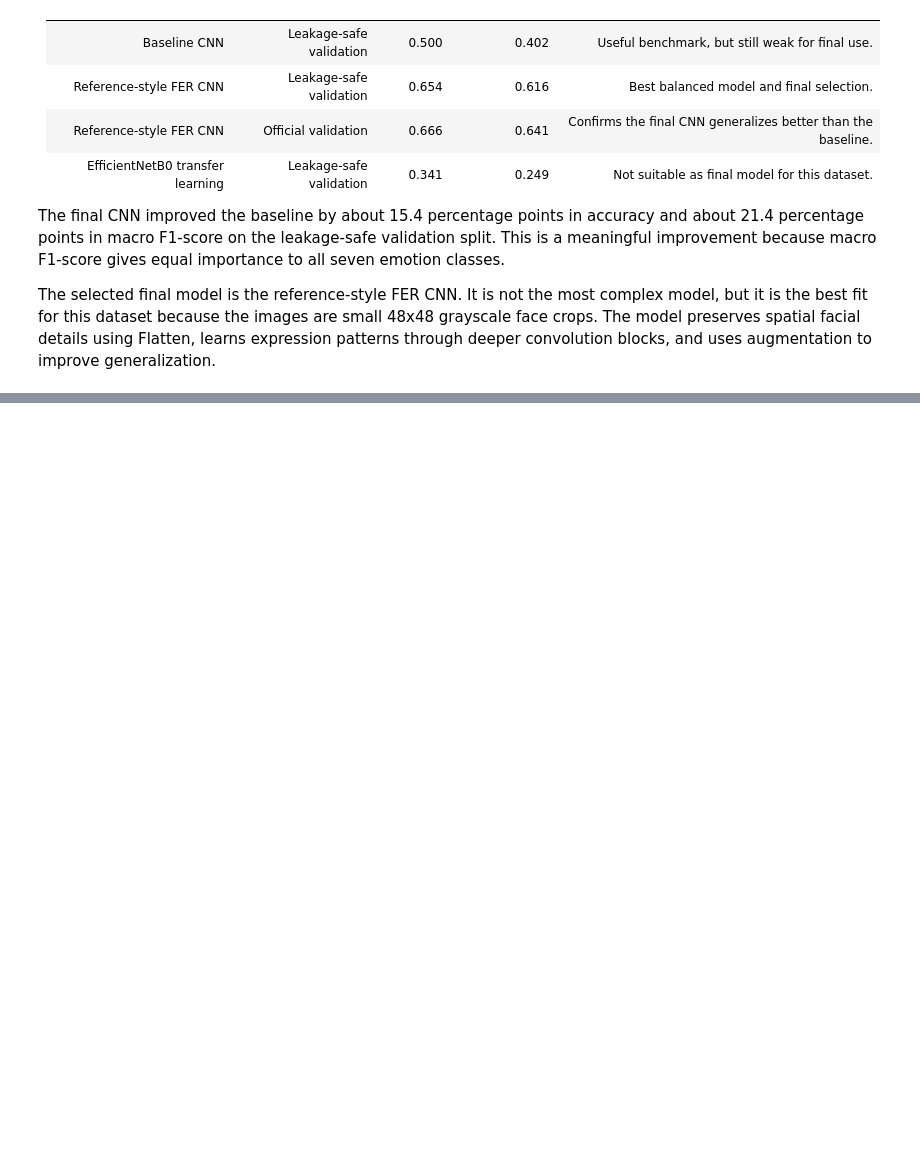
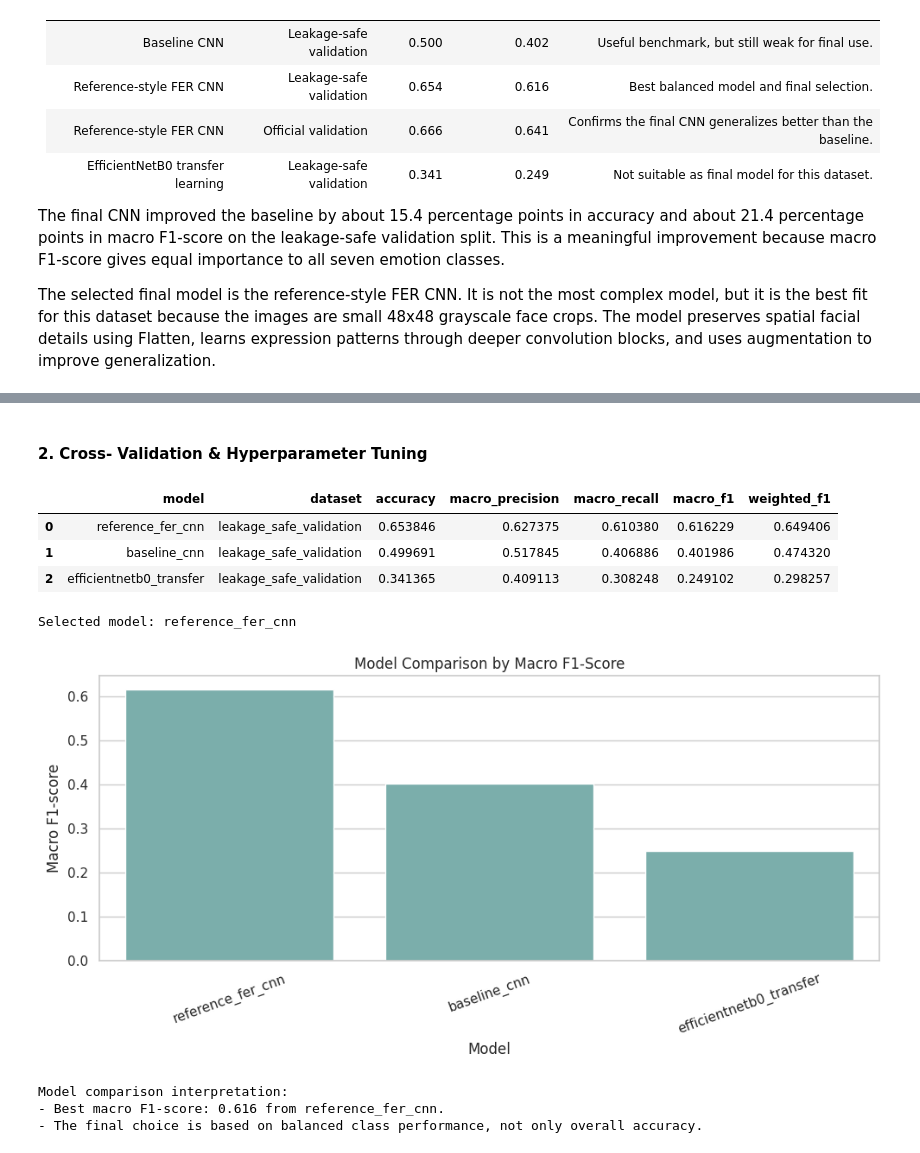
Before and after one commit to I-AM-PRASHANT-VERMA/Almabetter---DeepFER-Facial-Emotion-Recognition-Using-Deep-Learning, a Jupyter notebook: DeepFER_Facial_Emotion_Recognition.ipynb, the cells around one changed output, grey strips where cells are left out. Drawn from its saved outputs; the diff is of its cells as text; code cells hidden in the pictures; blank space fills up the shorter version.

```diff
--- a/DeepFER_Facial_Emotion_Recognition.ipynb
+++ b/DeepFER_Facial_Emotion_Recognition.ipynb
@@ -1611,0 +2360,36 @@ The selected final model is the reference-style FER CNN. It is not the most comp
+# %% [markdown]
+#### 2. Cross- Validation & Hyperparameter Tuning
+# %%
+# Code Cell 59: Compare Completed Models
+# Compare every model that completed successfully using the same metric columns.
+results_df = pd.DataFrame(model_results.values()).sort_values('macro_f1', ascending=False).reset_index(drop=True)
+display(results_df)
+
+if not results_df.empty:
+    # Select by macro F1 because every emotion class should matter equally.
+    selected_model_name = results_df.iloc[0]['model']
+    selected_model = trained_models[selected_model_name]
+    print('Selected model:', selected_model_name)
+
+    # The bar chart makes model ranking easy to compare visually.
+    sns.barplot(data=results_df, x='model', y='macro_f1', color='#72B7B2')
+    plt.title('Model Comparison by Macro F1-Score')
+    plt.xlabel('Model')
+    plt.ylabel('Macro F1-score')
+    plt.xticks(rotation=20)
+    plt.tight_layout()
+    plt.show()
+
+    print('Model comparison interpretation:')
+    print(f"- Best macro F1-score: {results_df.iloc[0]['macro_f1']:.3f} from {selected_model_name}.")
+    print('- The final choice is based on balanced class performance, not only overall accuracy.')
+# %% [output]
+|  | model | dataset | accuracy | macro_precision | macro_recall | macro_f1 | weighted_f1 |
+| 0 | reference_fer_cnn | leakage_safe_validation | 0.653846 | 0.627375 | 0.610380 | 0.616229 | 0.649406 |
+| 1 | baseline_cnn | leakage_safe_validation | 0.499691 | 0.517845 | 0.406886 | 0.401986 | 0.474320 |
+| 2 | efficientnetb0_transfer | leakage_safe_validation | 0.341365 | 0.409113 | 0.308248 | 0.249102 | 0.298257 |
+Selected model: reference_fer_cnn
+[figure, added]
+Model comparison interpretation:
+- Best macro F1-score: 0.616 from reference_fer_cnn.
+- The final choice is based on balanced class performance, not only overall accuracy.
```
Also changed, not shown: parts of 37 cells of this notebook, 1 other file.
